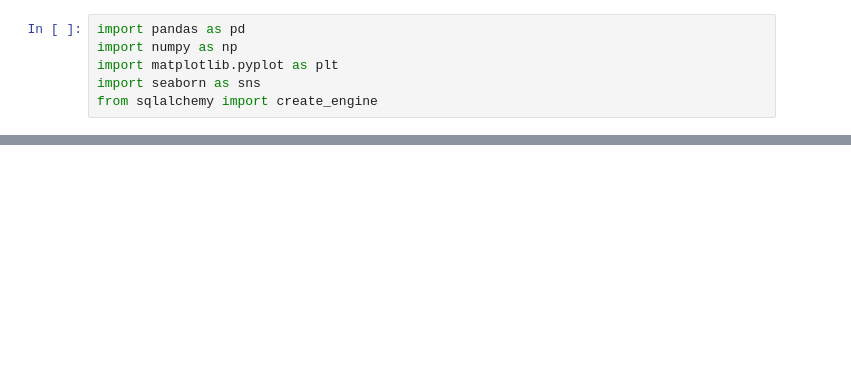
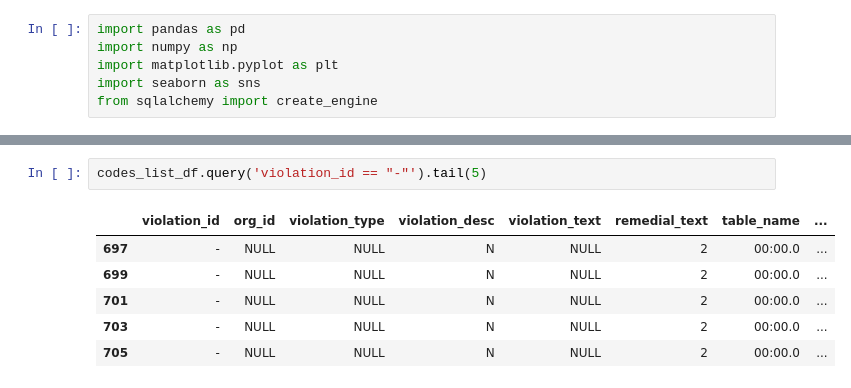
Before and after one commit to paulo-g-martinez/dq2-codes-violations-nashville, a Jupyter notebook: data-question-2-silent_fireballs_paulo.ipynb, the cells around one changed output, grey strips where cells are left out. Cells and saved outputs as stored; diff of their text form; blank space fills up the shorter version.

```diff
--- a/data-question-2-silent_fireballs_paulo.ipynb
+++ b/data-question-2-silent_fireballs_paulo.ipynb
@@ -21,0 +97,9 @@ df.head(5)
+# %%
+codes_list_df.query('violation_id == "-"').tail(5)
+# %% [output]
+|  | violation_id | org_id | violation_type | violation_desc | violation_text | remedial_text | table_name | ... |
+| 697 | - | NULL | NULL | N | NULL | 2 | 00:00.0 | ... |
+| 699 | - | NULL | NULL | N | NULL | 2 | 00:00.0 | ... |
+| 701 | - | NULL | NULL | N | NULL | 2 | 00:00.0 | ... |
+| 703 | - | NULL | NULL | N | NULL | 2 | 00:00.0 | ... |
+| 705 | - | NULL | NULL | N | NULL | 2 | 00:00.0 | ... |
```
Also changed, not shown: parts of 21 cells of this notebook.
